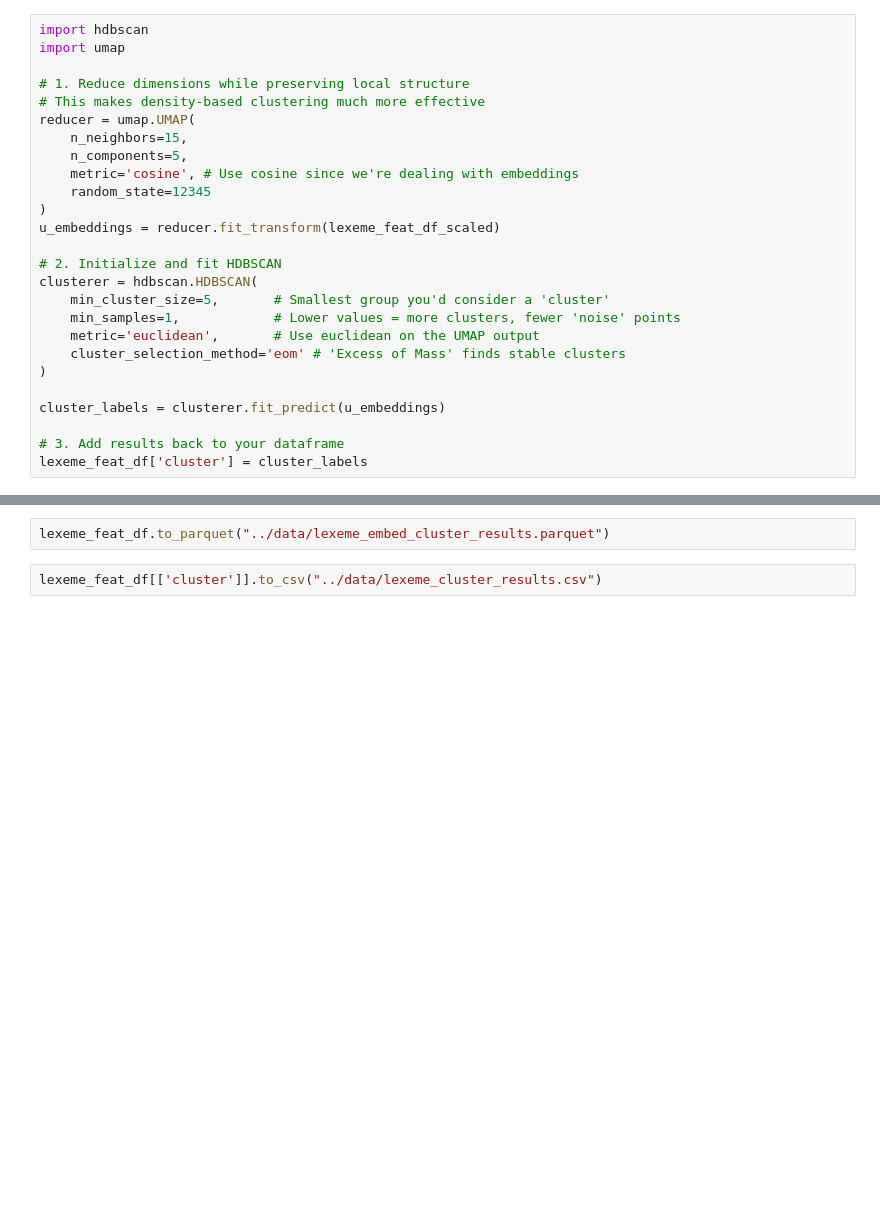
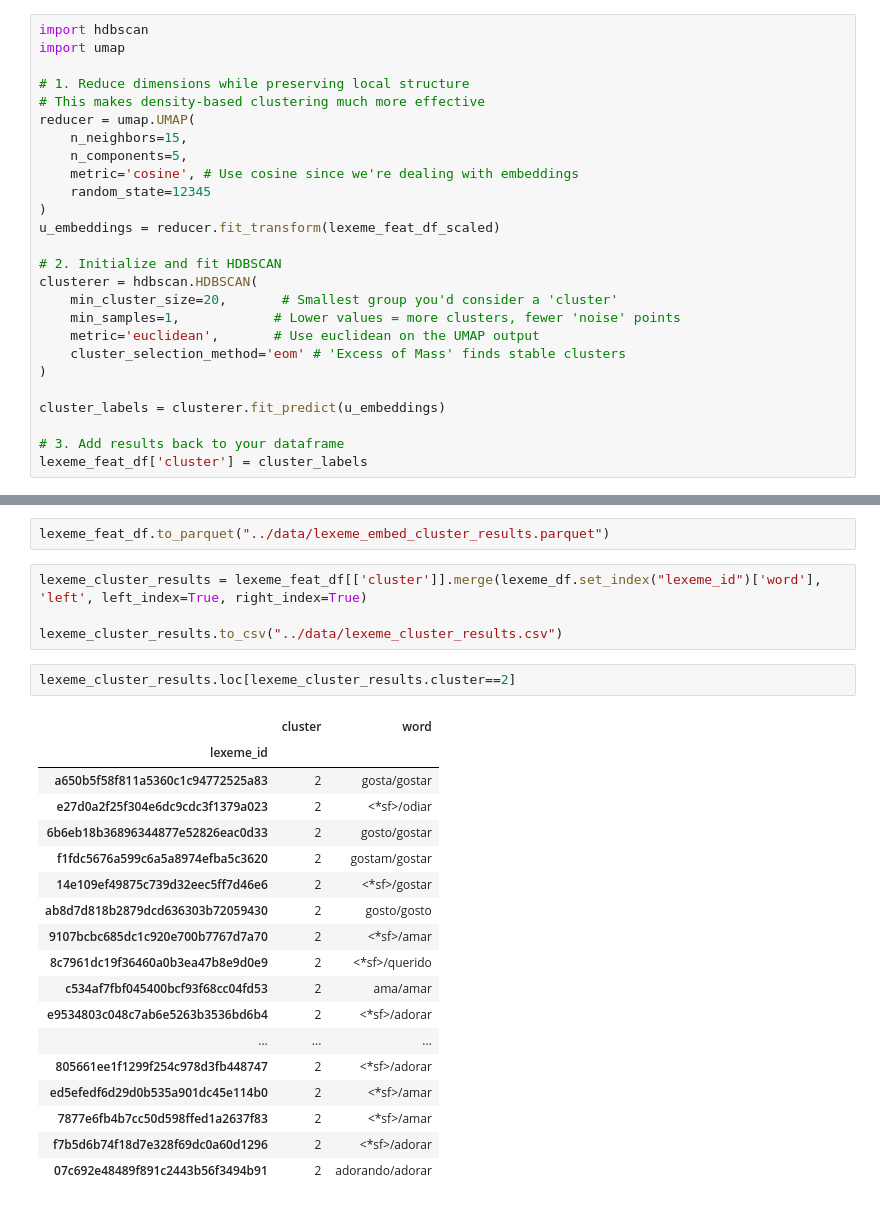
Before and after one commit to andrea-chong/KULDatathon2026, a Jupyter notebook: notebooks/lexeme_clustering.ipynb, the cells around one changed output, grey strips where cells are left out. Drawn from its saved outputs; the diff is of its cells as text; blank space fills up the shorter version.

Commit message:
add lex clustering notebook updates

```diff
--- a/notebooks/lexeme_clustering.ipynb
+++ b/notebooks/lexeme_clustering.ipynb
@@ -279,7 +279,7 @@ u_embeddings = reducer.fit_transform(lexeme_feat_df_scaled)
 
 # 2. Initialize and fit HDBSCAN
 clusterer = hdbscan.HDBSCAN(
-    min_cluster_size=5,       # Smallest group you'd consider a 'cluster'
+    min_cluster_size=20,       # Smallest group you'd consider a 'cluster'
     min_samples=1,            # Lower values = more clusters, fewer 'noise' points
     metric='euclidean',       # Use euclidean on the UMAP output
     cluster_selection_method='eom' # 'Excess of Mass' finds stable clusters
@@ -304,4 +304,27 @@ Name: lexeme_id, dtype: float64
 # %%
 lexeme_feat_df.to_parquet("../data/lexeme_embed_cluster_results.parquet")
 # %%
-lexeme_feat_df[['cluster']].to_csv("../data/lexeme_cluster_results.csv")
+lexeme_cluster_results = lexeme_feat_df[['cluster']].merge(lexeme_df.set_index("lexeme_id")['word'], 'left', left_index=True, right_index=True)
+
+lexeme_cluster_results.to_csv("../data/lexeme_cluster_results.csv")
+# %%
+lexeme_cluster_results.loc[lexeme_cluster_results.cluster==2]
+# %% [output]
+|  | cluster | word |
+| lexeme_id |  |  |
+| a650b5f58f811a5360c1c94772525a83 | 2 | gosta/gostar |
+| e27d0a2f25f304e6dc9cdc3f1379a023 | 2 | <*sf>/odiar |
+| 6b6eb18b36896344877e52826eac0d33 | 2 | gosto/gostar |
+| f1fdc5676a599c6a5a8974efba5c3620 | 2 | gostam/gostar |
+| 14e109ef49875c739d32eec5ff7d46e6 | 2 | <*sf>/gostar |
+| ab8d7d818b2879dcd636303b72059430 | 2 | gosto/gosto |
+| 9107bcbc685dc1c920e700b7767d7a70 | 2 | <*sf>/amar |
+| 8c7961dc19f36460a0b3ea47b8e9d0e9 | 2 | <*sf>/querido |
+| c534af7fbf045400bcf93f68cc04fd53 | 2 | ama/amar |
+| e9534803c048c7ab6e5263b3536bd6b4 | 2 | <*sf>/adorar |
+| ... | ... | ... |
+| 805661ee1f1299f254c978d3fb448747 | 2 | <*sf>/adorar |
+| ed5efedf6d29d0b535a901dc45e114b0 | 2 | <*sf>/amar |
+| 7877e6fb4b7cc50d598ffed1a2637f83 | 2 | <*sf>/amar |
+| f7b5d6b74f18d7e328f69dc0a60d1296 | 2 | <*sf>/adorar |
+| 07c692e48489f891c2443b56f3494b91 | 2 | adorando/adorar |
```
Also changed, not shown: parts of 1 cell of this notebook.
